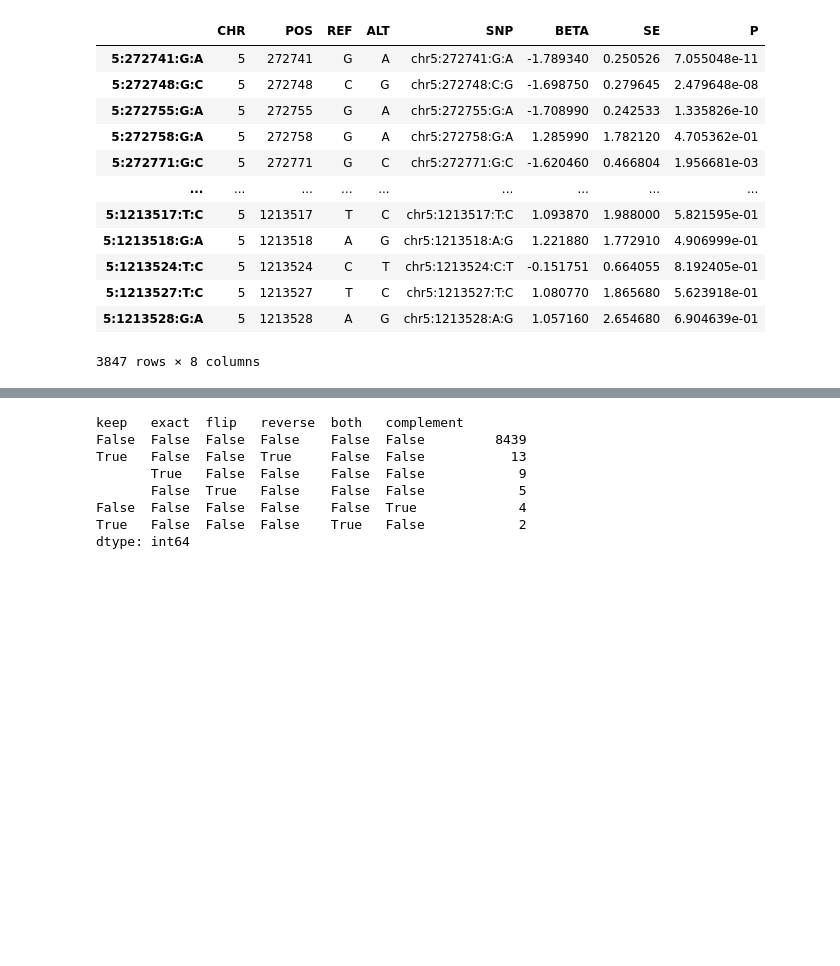
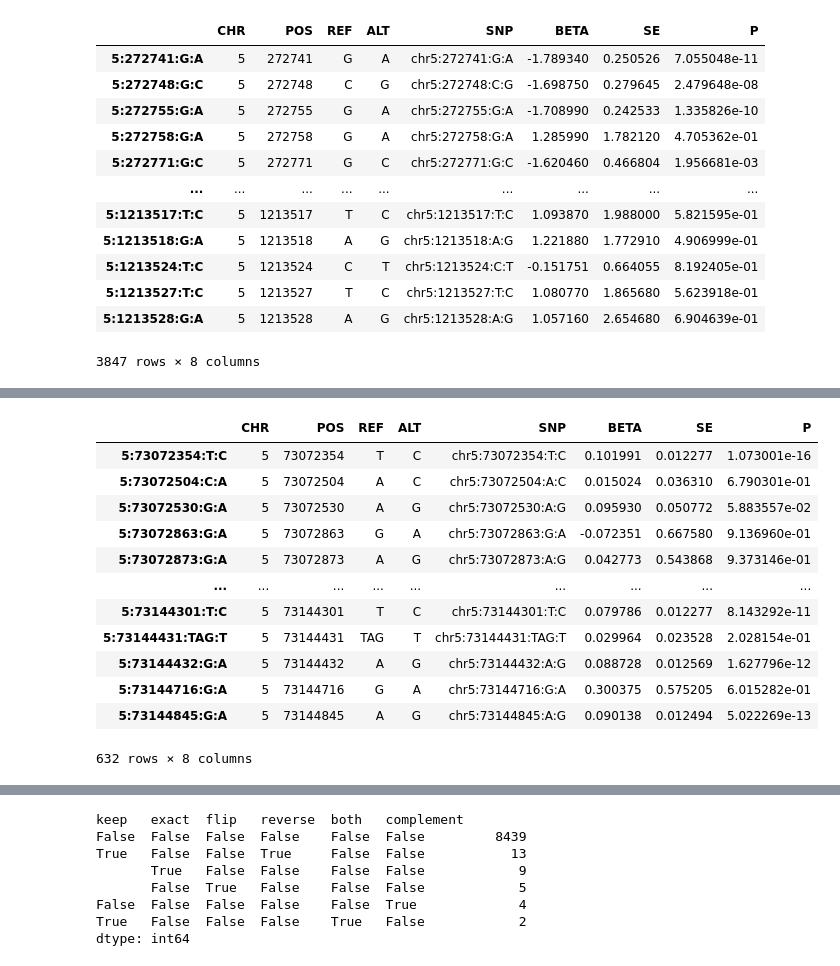
Before and after one commit to hsun3163/cugg, a Jupyter notebook: nbs/06_SNPmatch.ipynb, the cells around one changed output, grey strips where cells are left out. Cells and saved outputs as stored; diff of their text form; code cells hidden in the pictures; blank space fills up the shorter version.

```diff
--- a/nbs/06_SNPmatch.ipynb
+++ b/nbs/06_SNPmatch.ipynb
@@ -260,0 +291,16 @@ See the caveats in the documentation: https://pandas.pydata.org/pandas-docs/stab
+# %%
+ss
+# %% [output]
+|  | CHR | POS | REF | ALT | SNP | BETA | SE | P |
+| 5:73072354:T:C | 5 | 73072354 | T | C | chr5:73072354:T:C | 0.101991 | 0.012277 | 1.073001e-16 |
+| 5:73072504:C:A | 5 | 73072504 | A | C | chr5:73072504:A:C | 0.015024 | 0.036310 | 6.790301e-01 |
+| 5:73072530:G:A | 5 | 73072530 | A | G | chr5:73072530:A:G | 0.095930 | 0.050772 | 5.883557e-02 |
+| 5:73072863:G:A | 5 | 73072863 | G | A | chr5:73072863:G:A | -0.072351 | 0.667580 | 9.136960e-01 |
+| 5:73072873:G:A | 5 | 73072873 | A | G | chr5:73072873:A:G | 0.042773 | 0.543868 | 9.373146e-01 |
+| ... | ... | ... | ... | ... | ... | ... | ... | ... |
+| 5:73144301:T:C | 5 | 73144301 | T | C | chr5:73144301:T:C | 0.079786 | 0.012277 | 8.143292e-11 |
+| 5:73144431:TAG:T | 5 | 73144431 | TAG | T | chr5:73144431:TAG:T | 0.029964 | 0.023528 | 2.028154e-01 |
+| 5:73144432:G:A | 5 | 73144432 | A | G | chr5:73144432:A:G | 0.088728 | 0.012569 | 1.627796e-12 |
+| 5:73144716:G:A | 5 | 73144716 | G | A | chr5:73144716:G:A | 0.300375 | 0.575205 | 6.015282e-01 |
+| 5:73144845:G:A | 5 | 73144845 | A | G | chr5:73144845:A:G | 0.090138 | 0.012494 | 5.022269e-13 |
+632 rows × 8 columns
```
Also changed, not shown: parts of 8 cells of this notebook, 1 other file.
